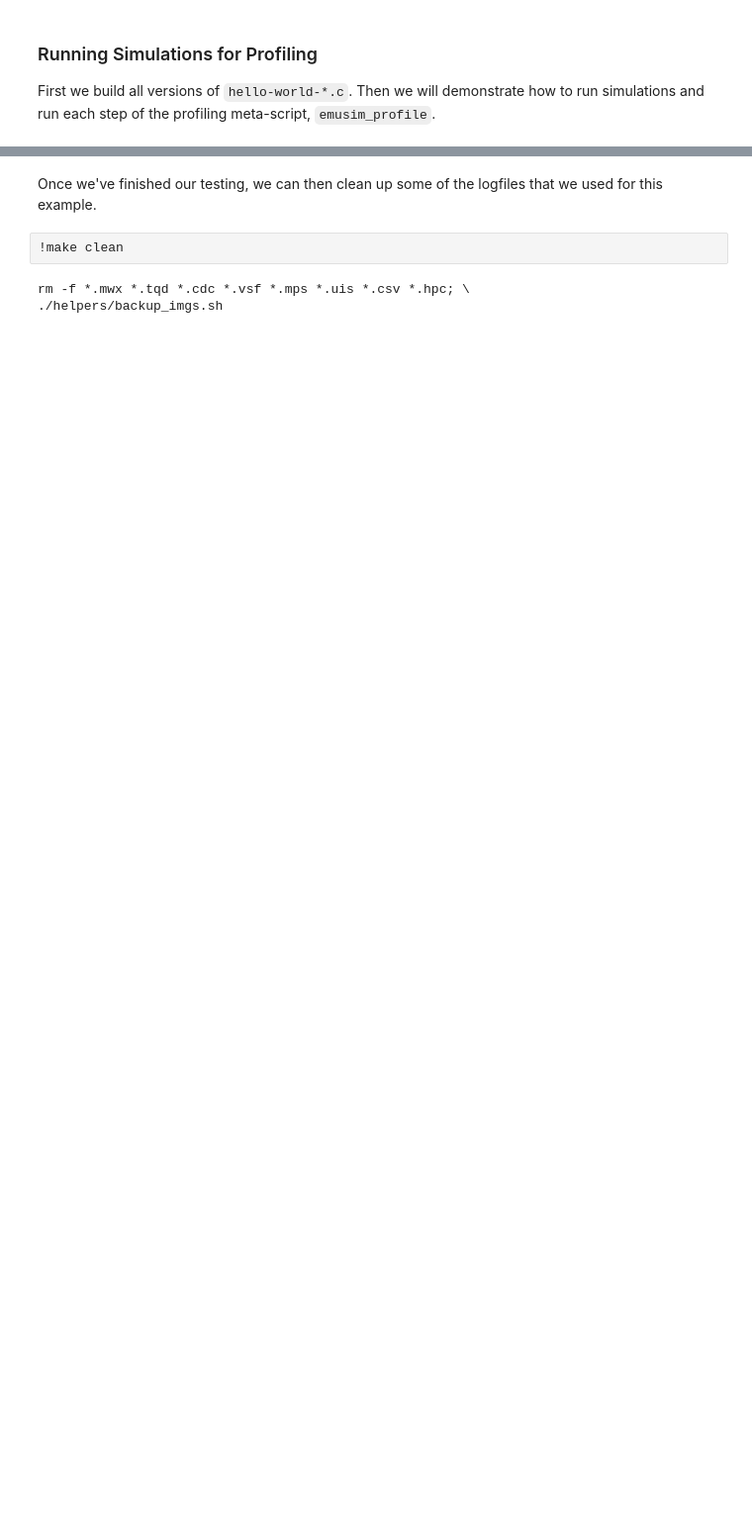
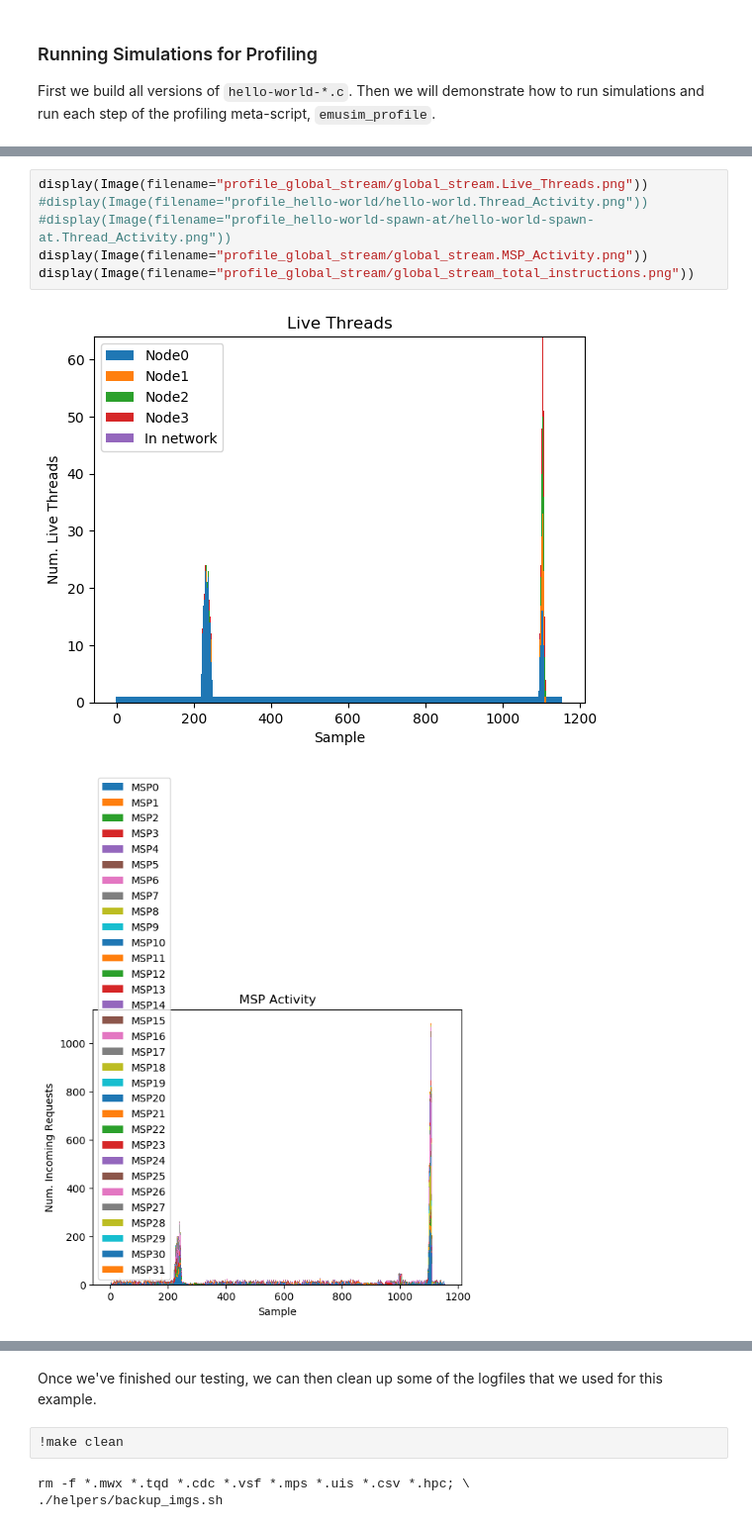
Before and after one commit to mnguyen4869/lucata-pathfinder-tutorial, a Jupyter notebook: code/07-lucata-benchmarking/NB07-Microbench-Tutorial.ipynb, the cells around one changed output, grey strips where cells are left out. Shown at 99% size. Cells and saved outputs as stored; diff of their text form; blank space fills up the shorter version.

```diff
--- a/code/07-lucata-benchmarking/NB07-Microbench-Tutorial.ipynb
+++ b/code/07-lucata-benchmarking/NB07-Microbench-Tutorial.ipynb
@@ -65,0 +245,9 @@ Note: The profiler uses the following simulator flags, so they should not be pas
+# %%
+display(Image(filename="profile_global_stream/global_stream.Live_Threads.png"))
+#display(Image(filename="profile_hello-world/hello-world.Thread_Activity.png"))
+#display(Image(filename="profile_hello-world-spawn-at/hello-world-spawn-at.Thread_Activity.png"))
+display(Image(filename="profile_global_stream/global_stream.MSP_Activity.png"))
+display(Image(filename="profile_global_stream/global_stream_total_instructions.png"))
+# %% [output]
+[figure, added]
+[figure, added]
```
Also changed, not shown: parts of 37 cells of this notebook, 4 other files.
